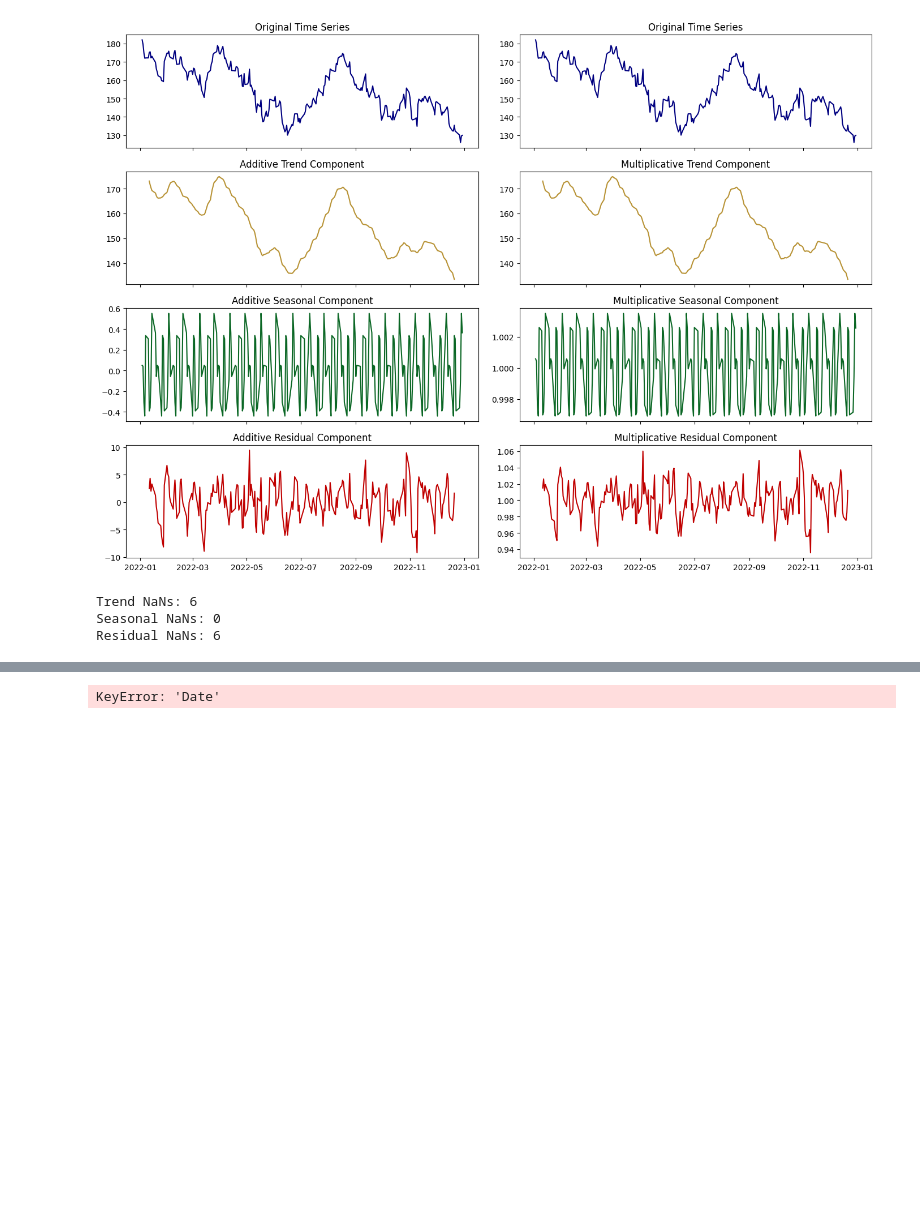
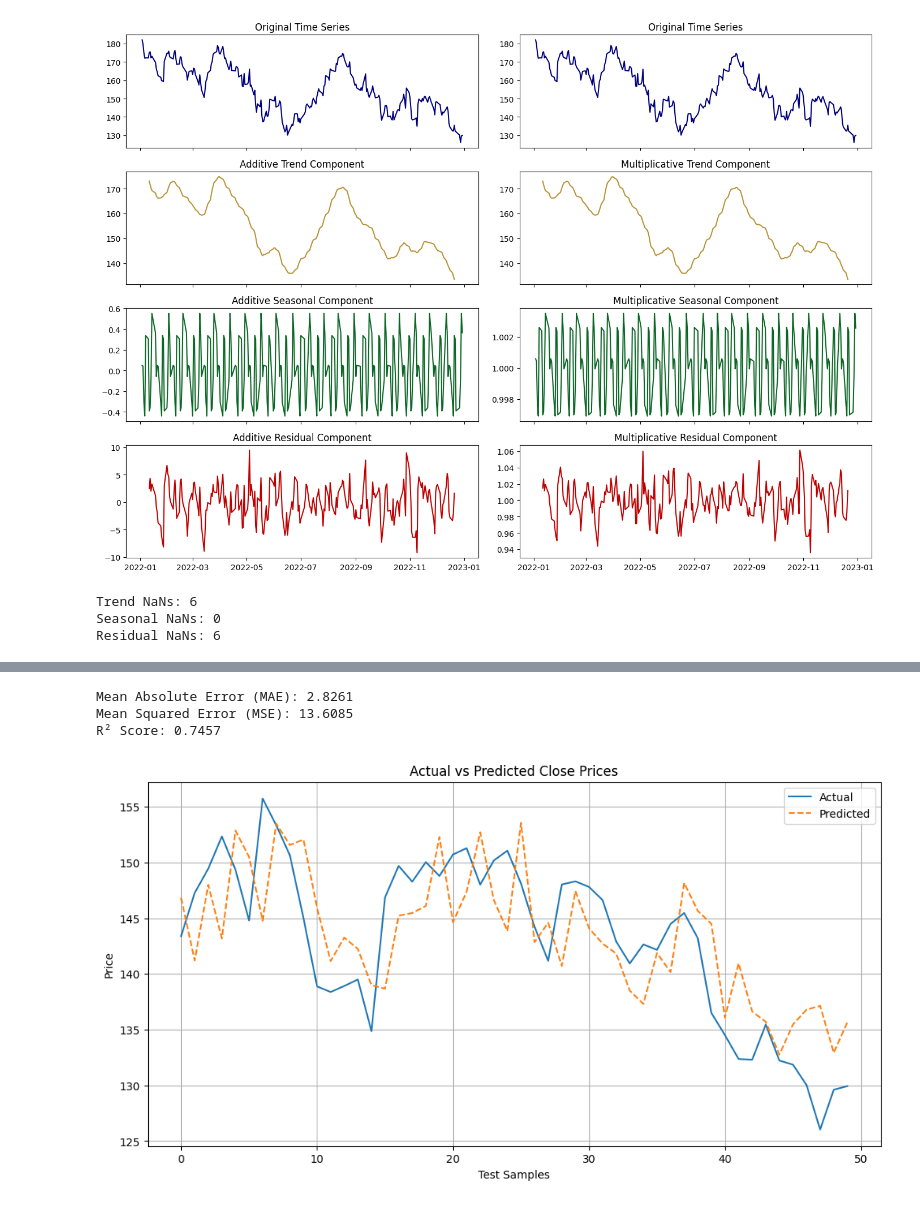
Before and after one commit to sajodajo/SimFin-G4, a Jupyter notebook: Group-4-SL.ipynb, the cells around one changed output, grey strips where cells are left out. Drawn from its saved outputs; the diff is of its cells as text; code cells hidden in the pictures; blank space fills up the shorter version.

Commit message:
predictions

```diff
--- a/Group-4-SL.ipynb
+++ b/Group-4-SL.ipynb
@@ -209,3 +209,6 @@ print("Residual NaNs:", decomposition.resid.isna().sum())
 Trend NaNs: 6
 Seasonal NaNs: 0
 Residual NaNs: 6
+# %%
+df = pricesDF.copy()
+df = df.reset_index()
@@ -212,5 +224,5 @@ Residual NaNs: 6
 # %%
-df = pricesDF.copy()
+
 
 # Rename for clarity (optional)
 df.rename(columns={
@@ -233,5 +245,48 @@ df['Date'] = pd.to_datetime(df['Date'])
 # Define features and target
 X = df[['Open', 'High', 'Low', 'Close', 'Volume']]
 y = df['Next_Close']
-# %% [output]
-KeyError: 'Date'
+# %%
+
+from sklearn.model_selection import train_test_split
+
+# Use 80% for training, 20% for testing
+X_train, X_test, y_train, y_test = train_test_split(
+    X, y, test_size=0.2, shuffle=False  # Keep time order
+)
+# %%
+from sklearn.linear_model import LinearRegression
+
+# Initialize and train model
+model = LinearRegression()
+model.fit(X_train, y_train)
+
+# Make predictions
+y_pred = model.predict(X_test)
+# %%
+from sklearn.metrics import mean_absolute_error, mean_squared_error, r2_score
+
+mae = mean_absolute_error(y_test, y_pred)
+mse = mean_squared_error(y_test, y_pred)
+r2 = r2_score(y_test, y_pred)
+
+print(f"Mean Absolute Error (MAE): {mae:.4f}")
+print(f"Mean Squared Error (MSE): {mse:.4f}")
+print(f"R² Score: {r2:.4f}")
+# %% [output]
+Mean Absolute Error (MAE): 2.8261
+Mean Squared Error (MSE): 13.6085
+R² Score: 0.7457
+# %%
+import matplotlib.pyplot as plt
+
+plt.figure(figsize=(12,6))
+plt.plot(y_test.values, label='Actual')
+plt.plot(y_pred, label='Predicted', linestyle='--')
+plt.title('Actual vs Predicted Close Prices')
+plt.xlabel('Test Samples')
+plt.ylabel('Price')
+plt.legend()
+plt.grid(True)
+plt.show()
+# %% [output]
+[figure, added]
```
Also changed, not shown: parts of 4 cells of this notebook.
